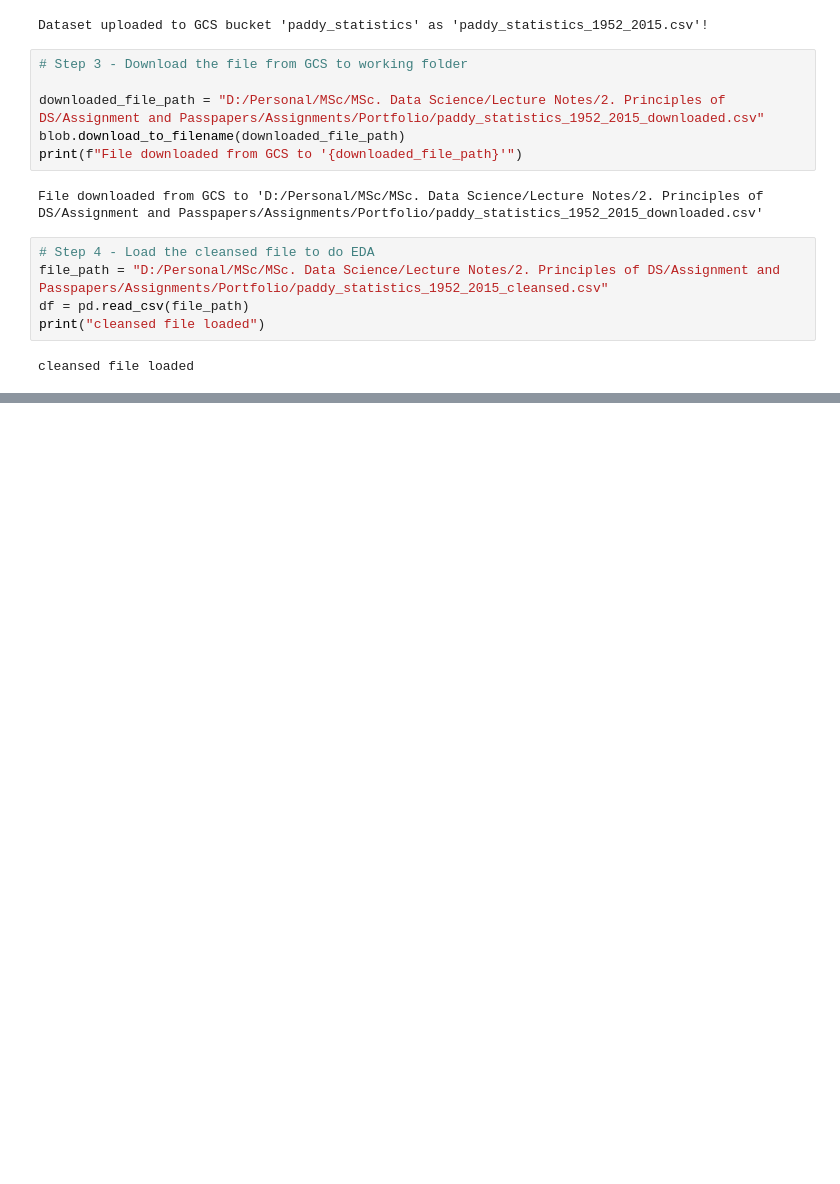
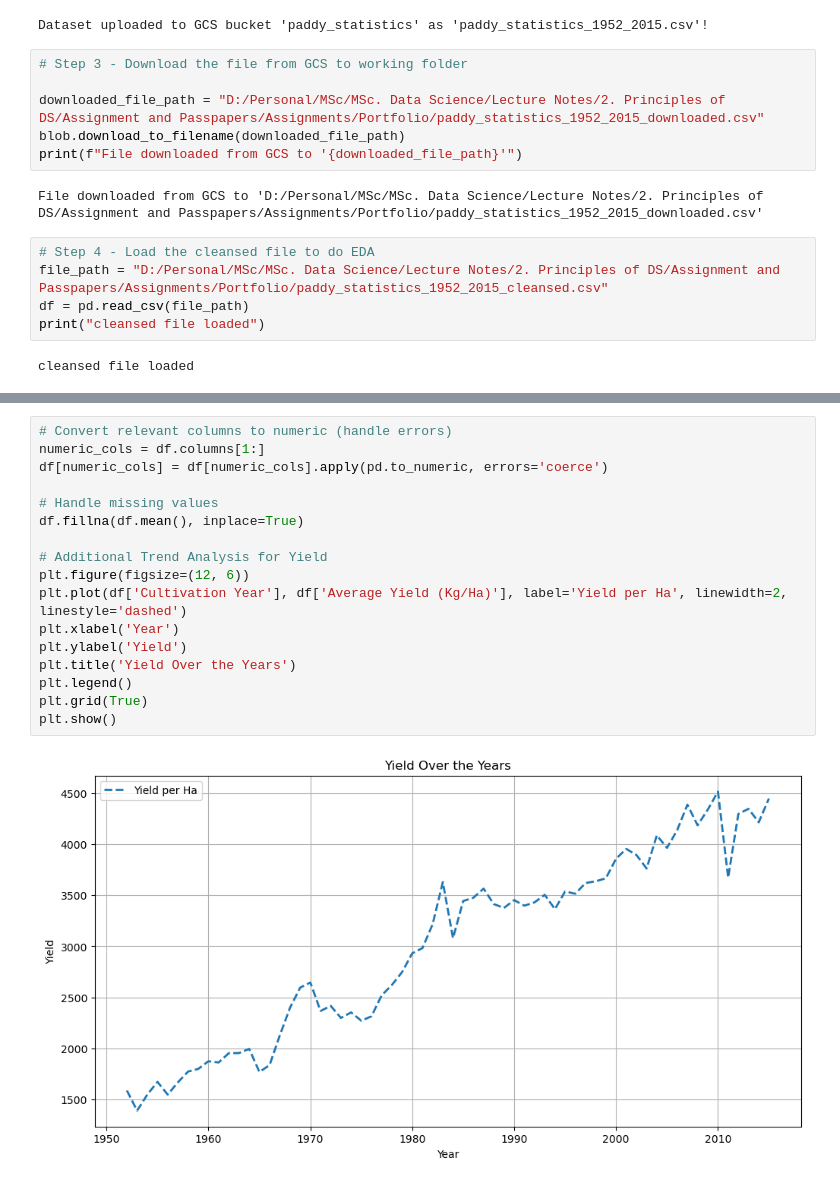
Before and after one commit to sunethjayamanne/PaddyStatistics, a Jupyter notebook: Portfolio_Q1.ipynb, the cells around one changed output, grey strips where cells are left out. Drawn from its saved outputs; the diff is of its cells as text; blank space fills up the shorter version.

```diff
--- a/Portfolio_Q1.ipynb
+++ b/Portfolio_Q1.ipynb
@@ -79,0 +196,19 @@ cleansed file loaded
+# %%
+# Convert relevant columns to numeric (handle errors)
+numeric_cols = df.columns[1:]
+df[numeric_cols] = df[numeric_cols].apply(pd.to_numeric, errors='coerce')
+
+# Handle missing values
+df.fillna(df.mean(), inplace=True)
+
+# Additional Trend Analysis for Yield
+plt.figure(figsize=(12, 6))
+plt.plot(df['Cultivation Year'], df['Average Yield (Kg/Ha)'], label='Yield per Ha', linewidth=2, linestyle='dashed')
+plt.xlabel('Year')
+plt.ylabel('Yield')
+plt.title('Yield Over the Years')
+plt.legend()
+plt.grid(True)
+plt.show()
+# %% [output]
+[figure, added]
```
Also changed, not shown: parts of 10 cells of this notebook.
